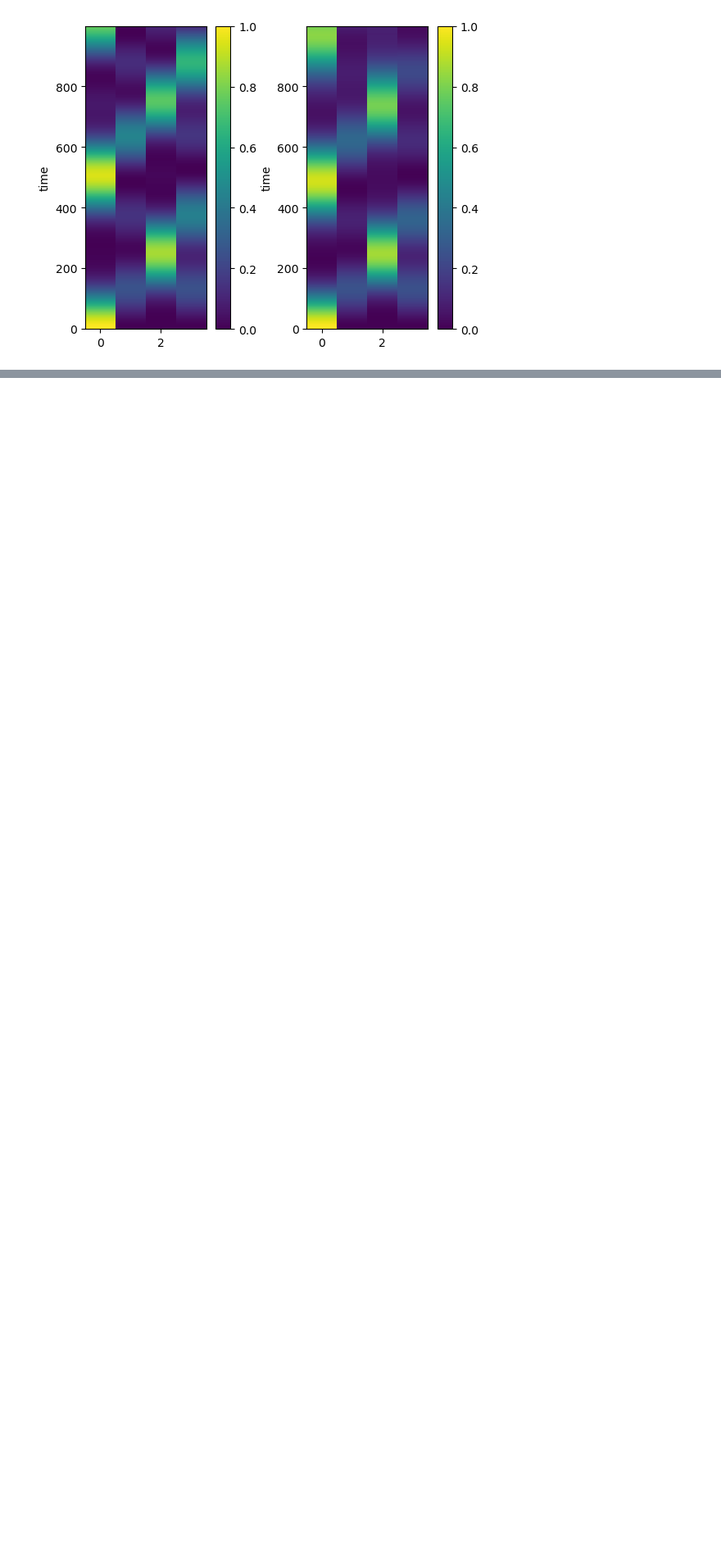
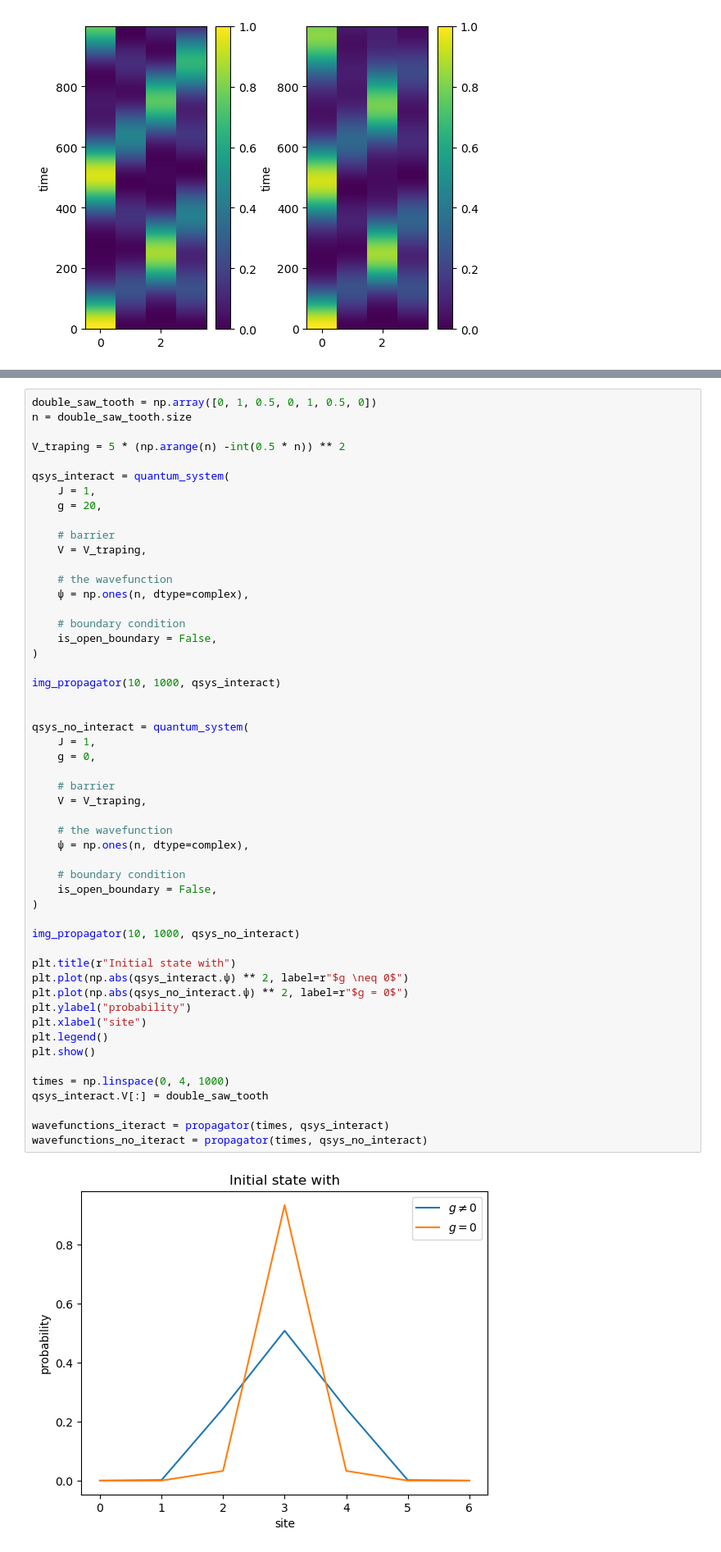
Before and after one commit to dibondar/miscellaneous, a Jupyter notebook: GPE_on_lattice.ipynb, the cells around one changed output, grey strips where cells are left out. Shown at 82% size. Saved outputs shown, nothing was run; the diff lists cells and outputs as text; blank space fills up the shorter version.

```diff
--- a/GPE_on_lattice.ipynb
+++ b/GPE_on_lattice.ipynb
@@ -280,0 +283,54 @@ plt.show()
+# %%
+double_saw_tooth = np.array([0, 1, 0.5, 0, 1, 0.5, 0])
+n = double_saw_tooth.size
+
+V_traping = 5 * (np.arange(n) -int(0.5 * n)) ** 2
+
+qsys_interact = quantum_system(
+    J = 1,
+    g = 20,
+
+    # barrier
+    V = V_traping,
+
+    # the wavefunction
+    ψ = np.ones(n, dtype=complex),
+
+    # boundary condition
+    is_open_boundary = False,
+)
+
+img_propagator(10, 1000, qsys_interact)
+
+
+qsys_no_interact = quantum_system(
+    J = 1,
+    g = 0,
+
+    # barrier
+    V = V_traping,
+
+    # the wavefunction
+    ψ = np.ones(n, dtype=complex),
+
+    # boundary condition
+    is_open_boundary = False,
+)
+
+img_propagator(10, 1000, qsys_no_interact)
+
+plt.title(r"Initial state with")
+plt.plot(np.abs(qsys_interact.ψ) ** 2, label=r"$g \neq 0$")
+plt.plot(np.abs(qsys_no_interact.ψ) ** 2, label=r"$g = 0$")
+plt.ylabel("probability")
+plt.xlabel("site")
+plt.legend()
+plt.show()
+
+times = np.linspace(0, 4, 1000)
+qsys_interact.V[:] = double_saw_tooth
+
+wavefunctions_iteract = propagator(times, qsys_interact)
+wavefunctions_no_iteract = propagator(times, qsys_no_interact)
+# %% [output]
+[figure, added]
```
Also changed, not shown: parts of 4 cells of this notebook.
